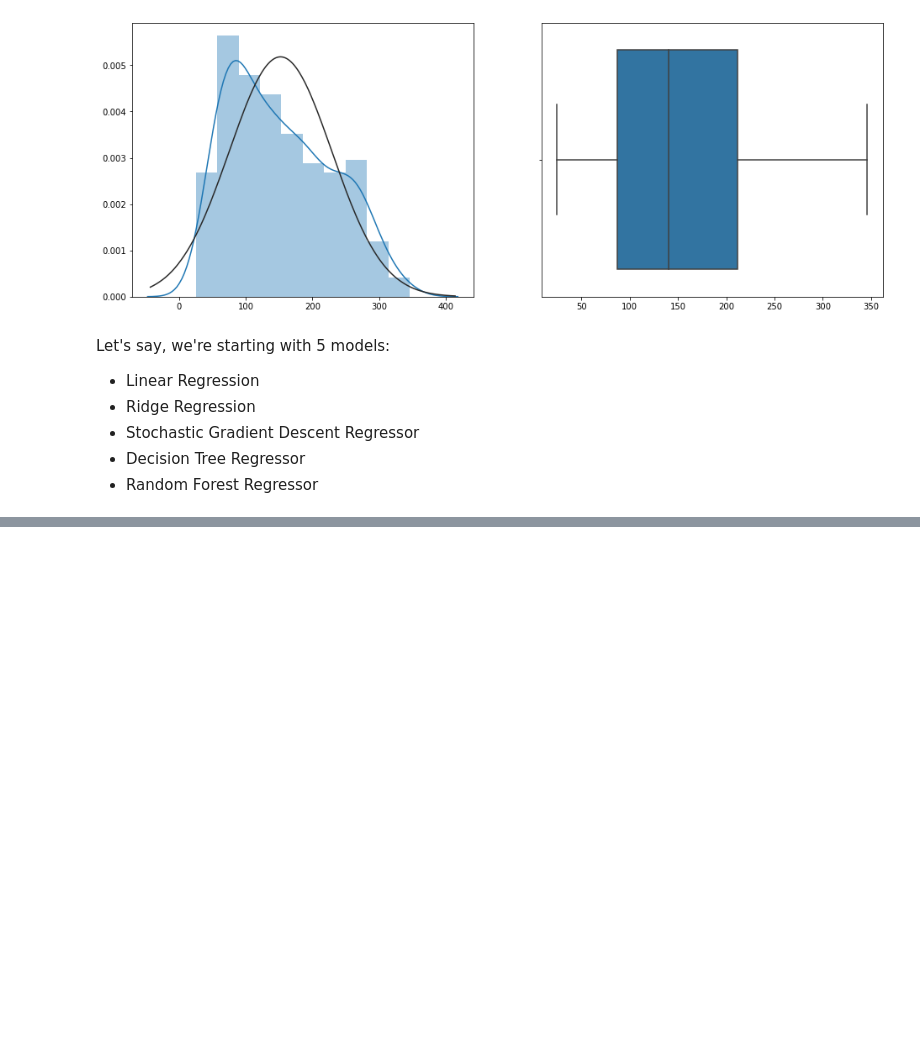
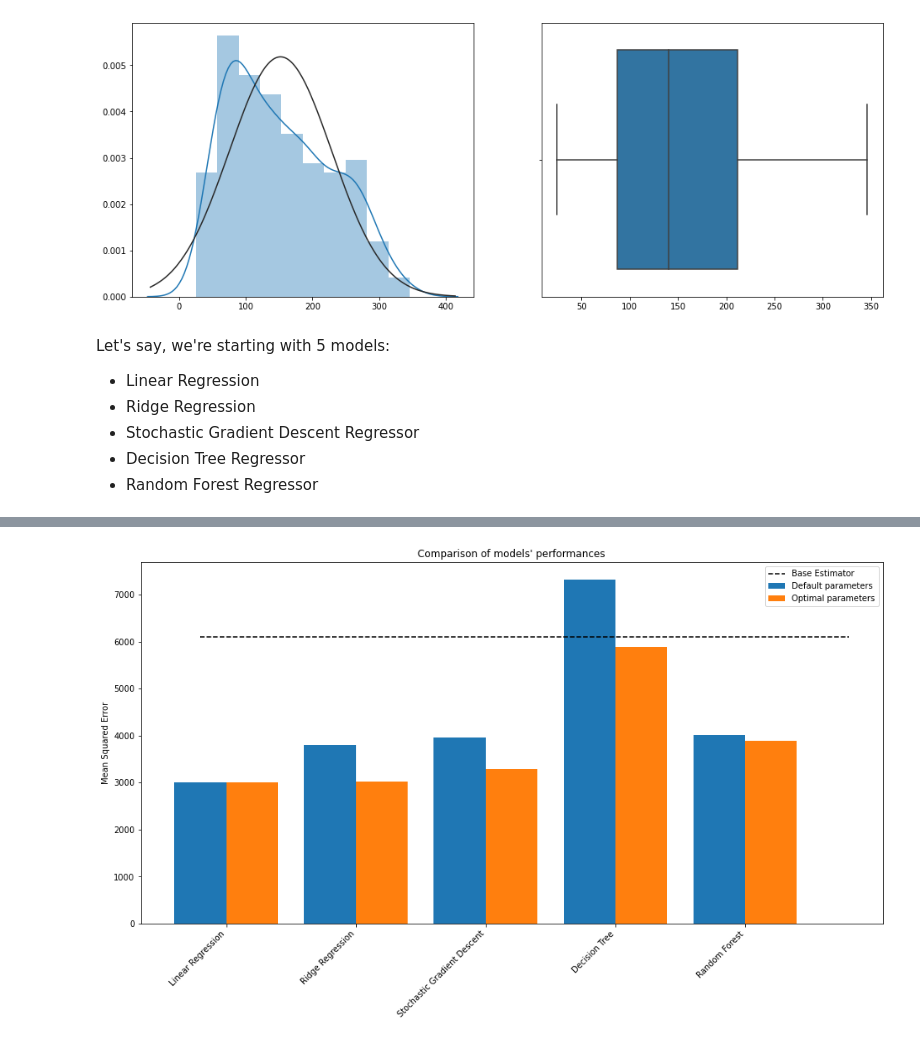
Before and after one commit to nastyh/nastyh.github.io, a Jupyter notebook: manual_way.ipynb, the cells around one changed output, grey strips where cells are left out. Saved outputs shown, nothing was run; the diff lists cells and outputs as text; code cells hidden in the pictures; blank space fills up the shorter version.

```diff
--- a/manual_way.ipynb
+++ b/manual_way.ipynb
@@ -59,0 +123,10 @@ models_dict = {0: 'Linear Regression', 1: 'Ridge Regression',\
+# %%
+lr_gs.fit(X_train, y_train)
+ridge_gs.fit(X_train, y_train)
+st_gd_gs.fit(X_train, y_train)
+des_tree_gs.fit(X_train, y_train)
+rand_f_gs.fit(X_train, y_train)
+# %%
+fitted_models_gs = [lr_gs, ridge_gs, st_gd_gs, des_tree_gs, rand_f_gs]
+for k, v in enumerate(fitted_models_gs):
+    print(f'Best parameters of the {models_dict[k]} model are {v.best_params_}')
@@ -59,0 +139,5 @@ models_dict = {0: 'Linear Regression', 1: 'Ridge Regression',\
+# %%
+# Running models on the test set:
+models_mean_sq_errors_gs = []
+for fitted_model_gs in fitted_models_gs:
+    models_mean_sq_errors_gs.append(mean_squared_error(y_test, fitted_model_gs.best_estimator_.predict(X_test)))
@@ -59,0 +154,4 @@ models_dict = {0: 'Linear Regression', 1: 'Ridge Regression',\
+# %%
+mean_sq_errors_difference = [(aft - bef)/bef for bef, aft in zip(models_mean_sq_errors, models_mean_sq_errors_gs)]
+for k, v in models_dict.items():
+    print(f'After using the optimal parameters, the mean squared error of the model {v} decreased by {-mean_sq_errors_difference[k]:.2%}')
@@ -59,0 +164,17 @@ models_dict = {0: 'Linear Regression', 1: 'Ridge Regression',\
+# %%
+plt.figure(figsize=(16,8))
+ind = np.arange(len(models_mean_sq_errors))
+plt.bar(ind, models_mean_sq_errors, label = 'Default parameters', width = 0.4)
+plt.bar(ind + 0.4, models_mean_sq_errors_gs, label = 'Optimal parameters', width = 0.4)
+plt.hlines(mean_squared_error(y_test, base_result), xmin = 0, xmax = len(ind), linestyles = 'dashed', label = 'Base Estimator')
+
+
+plt.ylabel('Mean Squared Error')
+plt.title("Comparison of models' performances")
+
+plt.xticks(ind + 0.2, [v for v in models_dict.values()], rotation = 45, horizontalalignment = 'right')
+
+plt.legend()
+plt.show()
+# %% [output]
+[figure, added]
```
Also changed, not shown: parts of 18 cells of this notebook.
